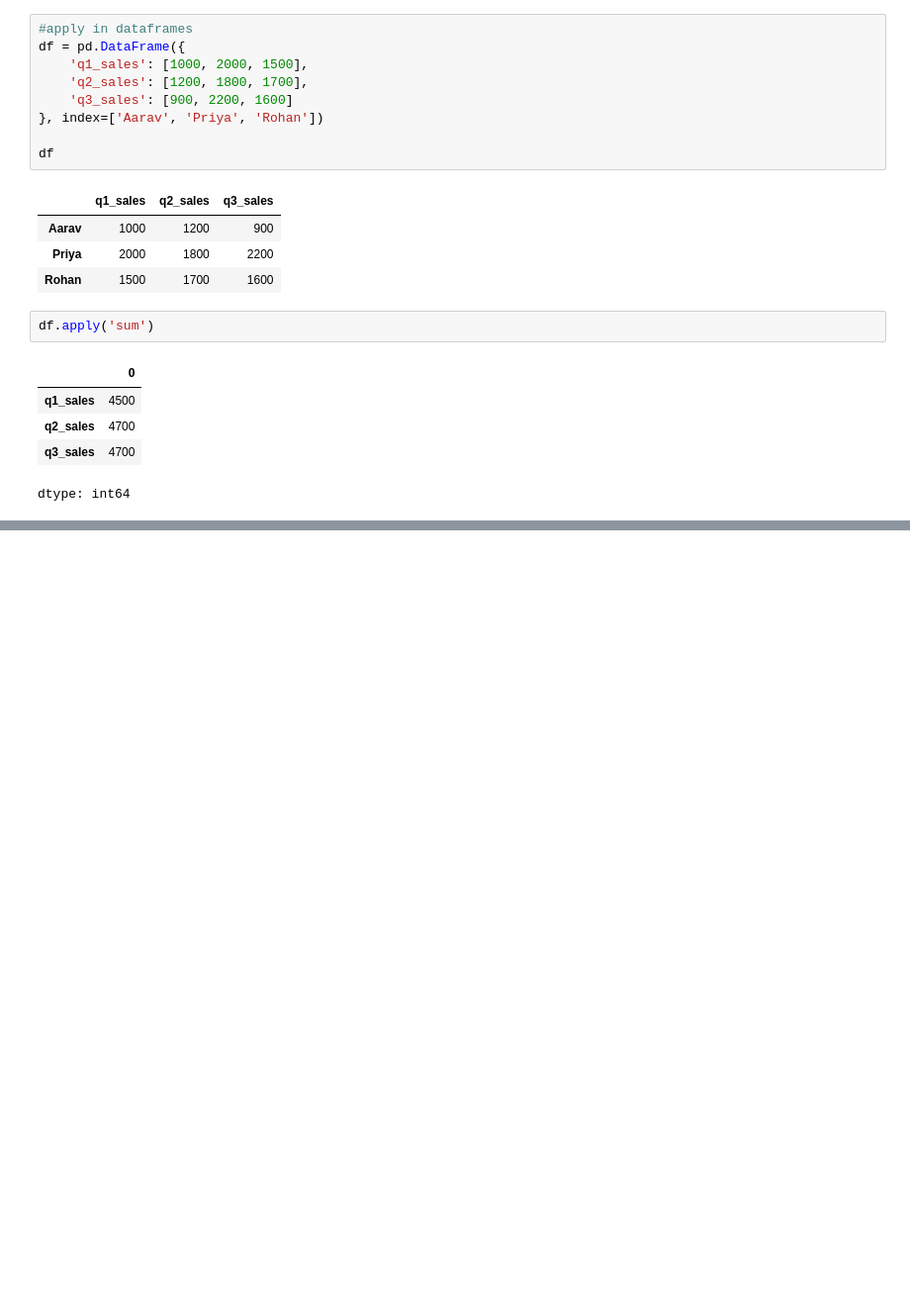
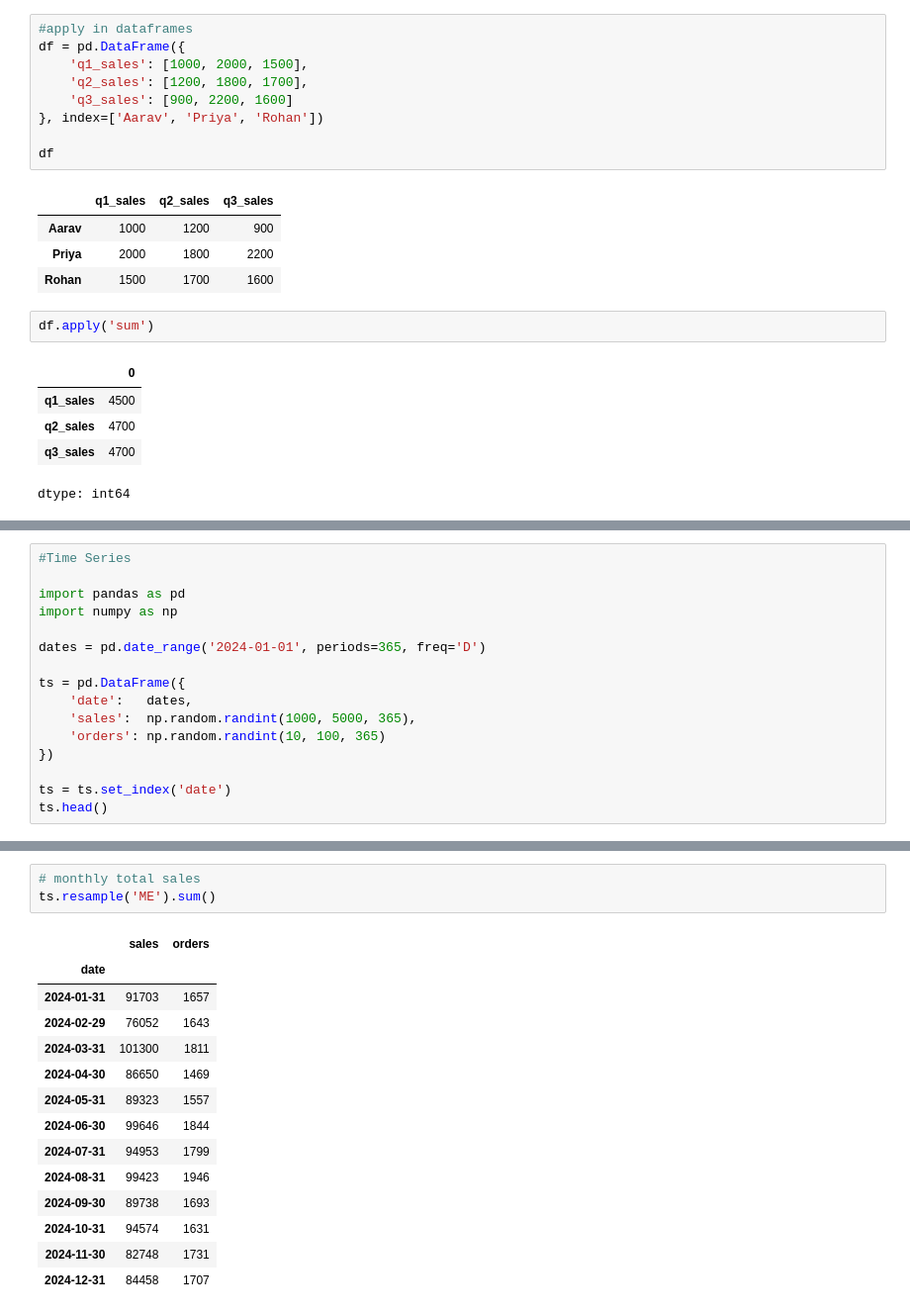
Before and after one commit to Bhakti77/pandas, a Jupyter notebook: pandas_advanced.ipynb, the cells around one changed output, grey strips where cells are left out. Shown at 99% size. Saved outputs shown, nothing was run; the diff lists cells and outputs as text; blank space fills up the shorter version.

```diff
--- a/pandas_advanced.ipynb
+++ b/pandas_advanced.ipynb
@@ -62,0 +92,16 @@ dtype: int64
+# %%
+#Time Series
+
+import pandas as pd
+import numpy as np
+
+dates = pd.date_range('2024-01-01', periods=365, freq='D')
+
+ts = pd.DataFrame({
+    'date':   dates,
+    'sales':  np.random.randint(1000, 5000, 365),
+    'orders': np.random.randint(10, 100, 365)
+})
+
+ts = ts.set_index('date')
+ts.head()
@@ -62,0 +116,18 @@ dtype: int64
+# %%
+# monthly total sales
+ts.resample('ME').sum()
+# %% [output]
+|  | sales | orders |
+| date |  |  |
+| 2024-01-31 | 91703 | 1657 |
+| 2024-02-29 | 76052 | 1643 |
+| 2024-03-31 | 101300 | 1811 |
+| 2024-04-30 | 86650 | 1469 |
+| 2024-05-31 | 89323 | 1557 |
+| 2024-06-30 | 99646 | 1844 |
+| 2024-07-31 | 94953 | 1799 |
+| 2024-08-31 | 99423 | 1946 |
+| 2024-09-30 | 89738 | 1693 |
+| 2024-10-31 | 94574 | 1631 |
+| 2024-11-30 | 82748 | 1731 |
+| 2024-12-31 | 84458 | 1707 |
```
Also changed, not shown: parts of 6 cells of this notebook.
